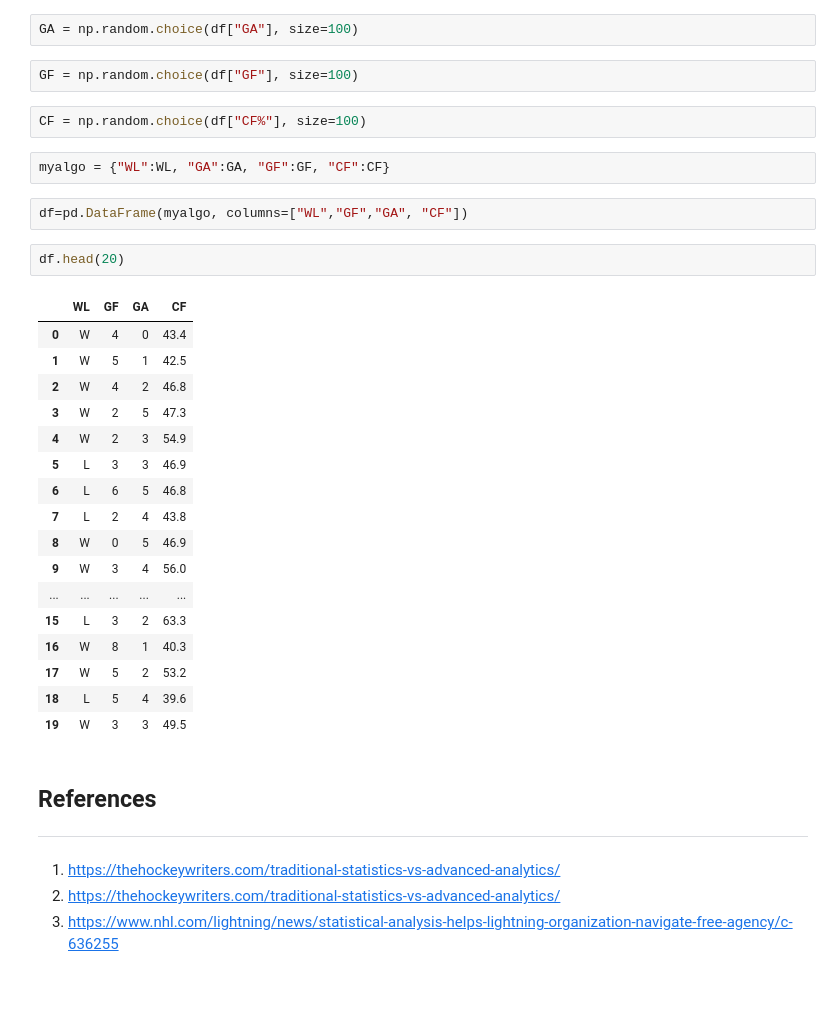
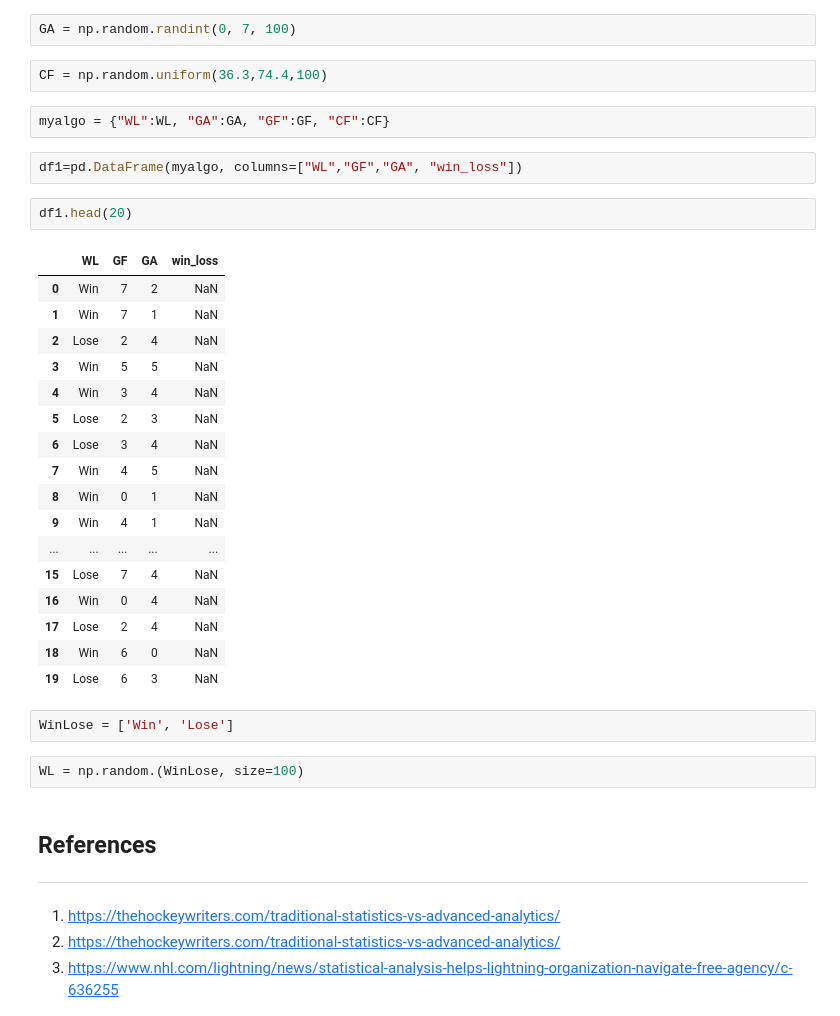
Before and after one commit to pjmeehan/PDA-PROJECT, a Jupyter notebook: PDA Project 2018.ipynb, the cells around one changed output. Drawn from its saved outputs; the diff is of its cells as text; blank space fills up the shorter version.

```diff
--- a/PDA Project 2018.ipynb
+++ b/PDA Project 2018.ipynb
@@ -137,33 +146,35 @@ WL = np.random.choice(df["W/L"], size=100)
 # %%
-GA = np.random.choice(df["GA"], size=100)
+GA = np.random.randint(0, 7, 100)
-# %%
-GF = np.random.choice(df["GF"], size=100)
 # %%
-CF = np.random.choice(df["CF%"], size=100)
+CF = np.random.uniform(36.3,74.4,100)
 # %%
 myalgo = {"WL":WL, "GA":GA, "GF":GF, "CF":CF}
 # %%
-df=pd.DataFrame(myalgo, columns=["WL","GF","GA", "CF"])
+df1=pd.DataFrame(myalgo, columns=["WL","GF","GA", "win_loss"])
 # %%
-df.head(20)
+df1.head(20)
 # %% [output]
-|  | WL | GF | GA | CF |
-| 0 | W | 4 | 0 | 43.4 |
-| 1 | W | 5 | 1 | 42.5 |
-| 2 | W | 4 | 2 | 46.8 |
-| 3 | W | 2 | 5 | 47.3 |
-| 4 | W | 2 | 3 | 54.9 |
-| 5 | L | 3 | 3 | 46.9 |
-| 6 | L | 6 | 5 | 46.8 |
-| 7 | L | 2 | 4 | 43.8 |
-| 8 | W | 0 | 5 | 46.9 |
-| 9 | W | 3 | 4 | 56.0 |
+|  | WL | GF | GA | win_loss |
+| 0 | Win | 7 | 2 | NaN |
+| 1 | Win | 7 | 1 | NaN |
+| 2 | Lose | 2 | 4 | NaN |
+| 3 | Win | 5 | 5 | NaN |
+| 4 | Win | 3 | 4 | NaN |
+| 5 | Lose | 2 | 3 | NaN |
+| 6 | Lose | 3 | 4 | NaN |
+| 7 | Win | 4 | 5 | NaN |
+| 8 | Win | 0 | 1 | NaN |
+| 9 | Win | 4 | 1 | NaN |
 | ... | ... | ... | ... | ... |
-| 15 | L | 3 | 2 | 63.3 |
-| 16 | W | 8 | 1 | 40.3 |
-| 17 | W | 5 | 2 | 53.2 |
-| 18 | L | 5 | 4 | 39.6 |
-| 19 | W | 3 | 3 | 49.5 |
+| 15 | Lose | 7 | 4 | NaN |
+| 16 | Win | 0 | 4 | NaN |
+| 17 | Lose | 2 | 4 | NaN |
+| 18 | Win | 6 | 0 | NaN |
+| 19 | Lose | 6 | 3 | NaN |
+# %%
+WinLose = ['Win', 'Lose']
+# %%
+WL = np.random.(WinLose, size=100)
 # %% [markdown]
 ## References
 ***
```
Also changed, not shown: parts of 5 cells of this notebook.
